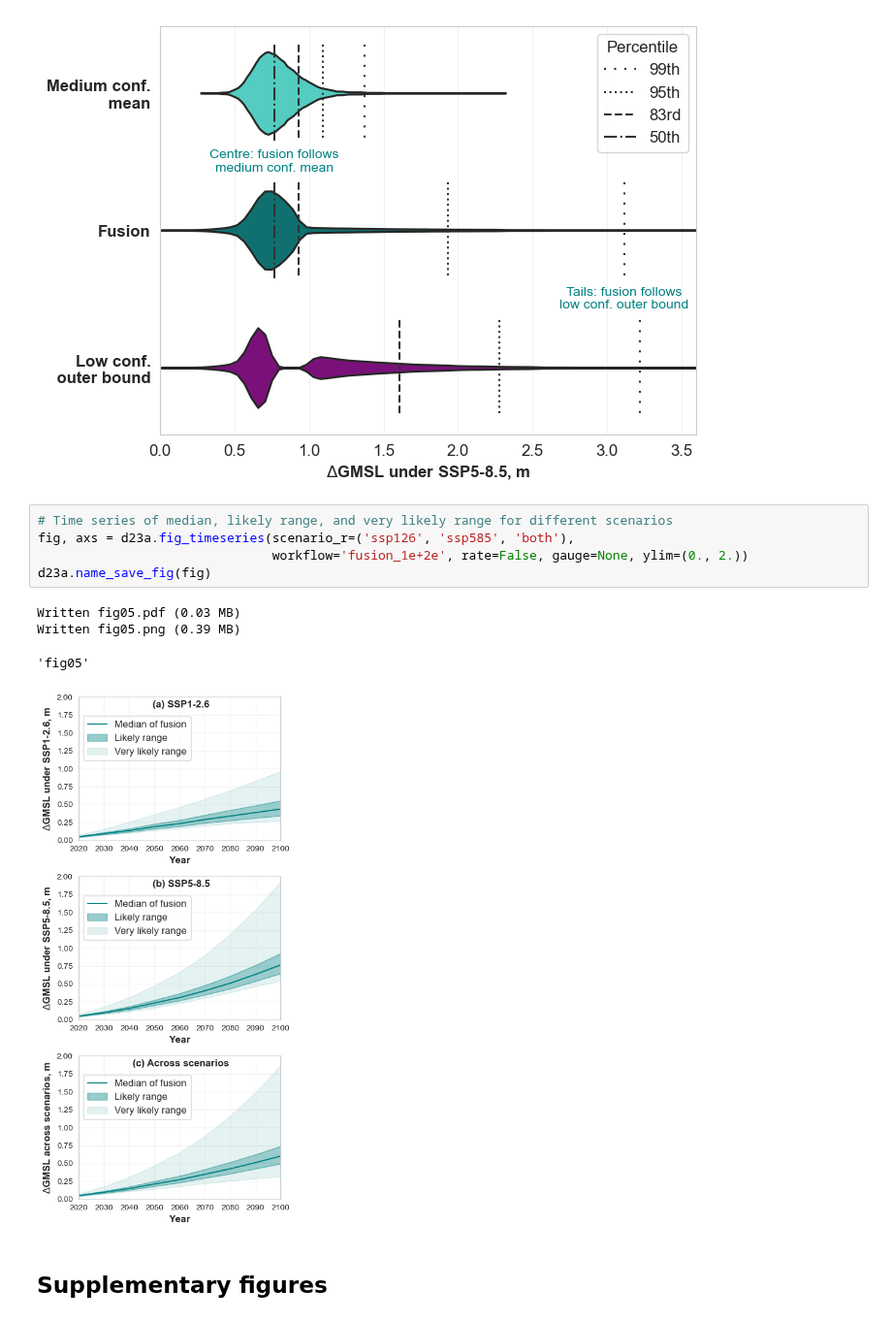
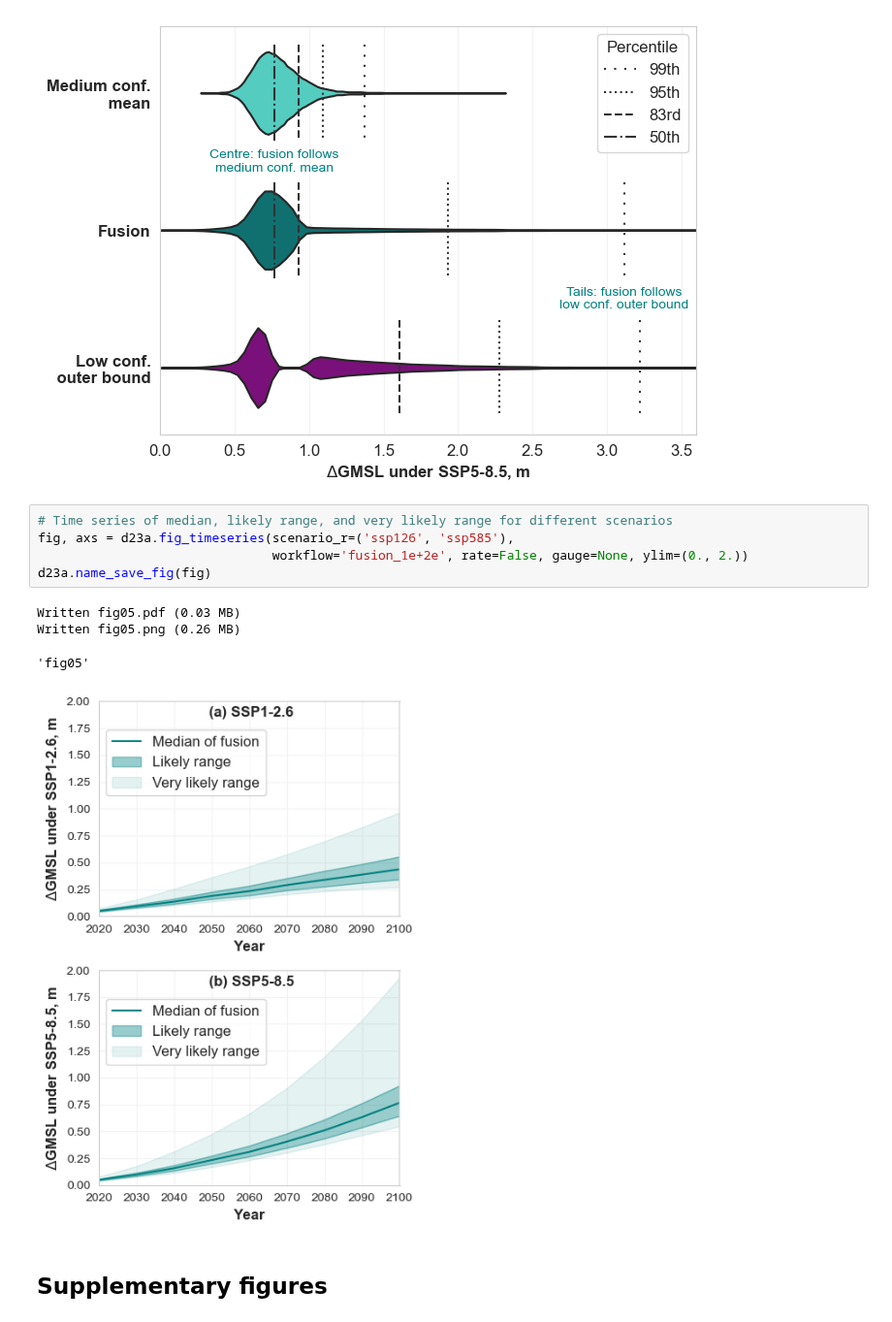
Before and after one commit to grandey/d23a-fusion, a Jupyter notebook: fusion_analysis_d23a.ipynb, the cells around one changed output. Shown at 97% size. Saved outputs shown, nothing was run; the diff lists cells and outputs as text.

Commit message:
d23a.py plot_exceedance_heatmap(), fig_timeseries(): do not include ‘both’ in default scenarios, which now default to ('ssp126', 'ssp585').

```diff
--- a/fusion_analysis_d23a.ipynb
+++ b/fusion_analysis_d23a.ipynb
@@ -80,14 +80,14 @@ Written fig04.png (0.16 MB)
 [figure]
 # %%
 # Time series of median, likely range, and very likely range for different scenarios
-fig, axs = d23a.fig_timeseries(scenario_r=('ssp126', 'ssp585', 'both'),
+fig, axs = d23a.fig_timeseries(scenario_r=('ssp126', 'ssp585'),
                                workflow='fusion_1e+2e', rate=False, gauge=None, ylim=(0., 2.))
 d23a.name_save_fig(fig)
 # %% [output]
 Written fig05.pdf (0.03 MB)
-Written fig05.png (0.39 MB)
+Written fig05.png (0.26 MB)
 'fig05'
-[figure, old version]
+[figure, new version]
 # %% [markdown]
 ## Supplementary figures
 # %%
```
Also changed, not shown: parts of 2 cells of this notebook, 3 other files.
